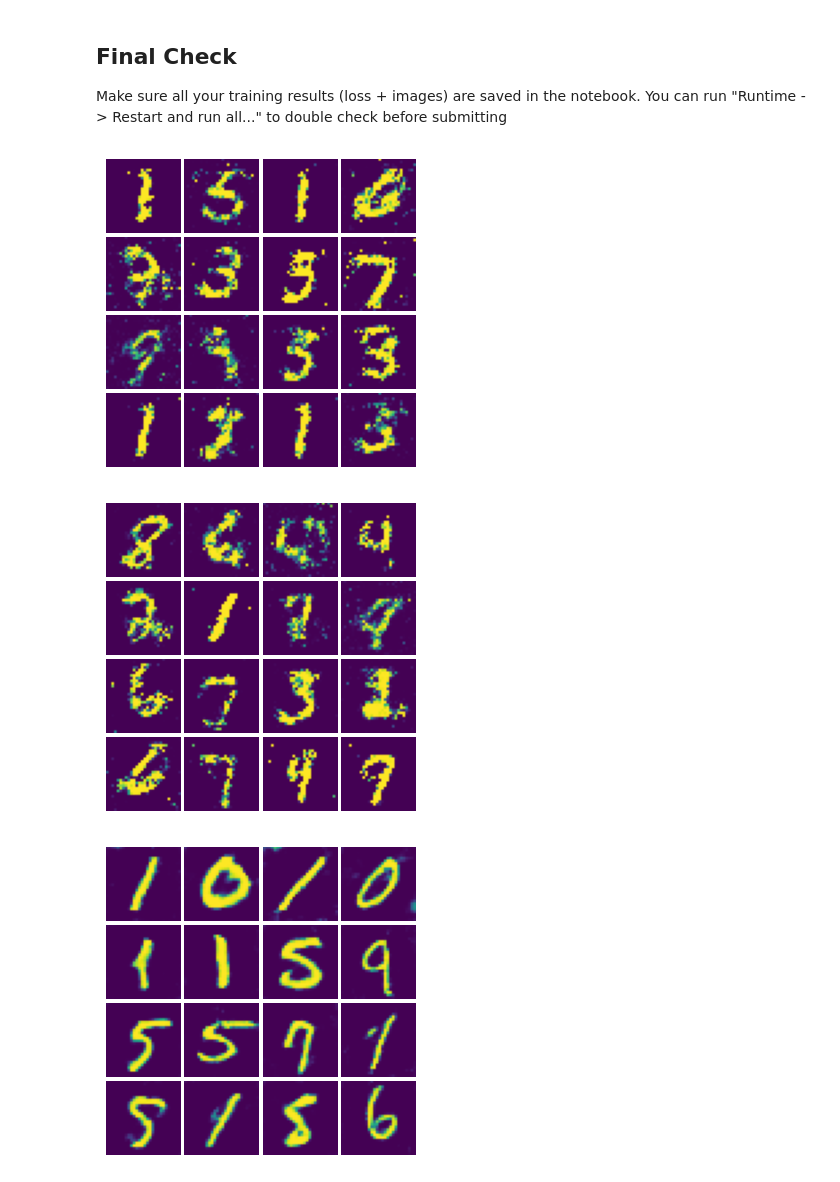
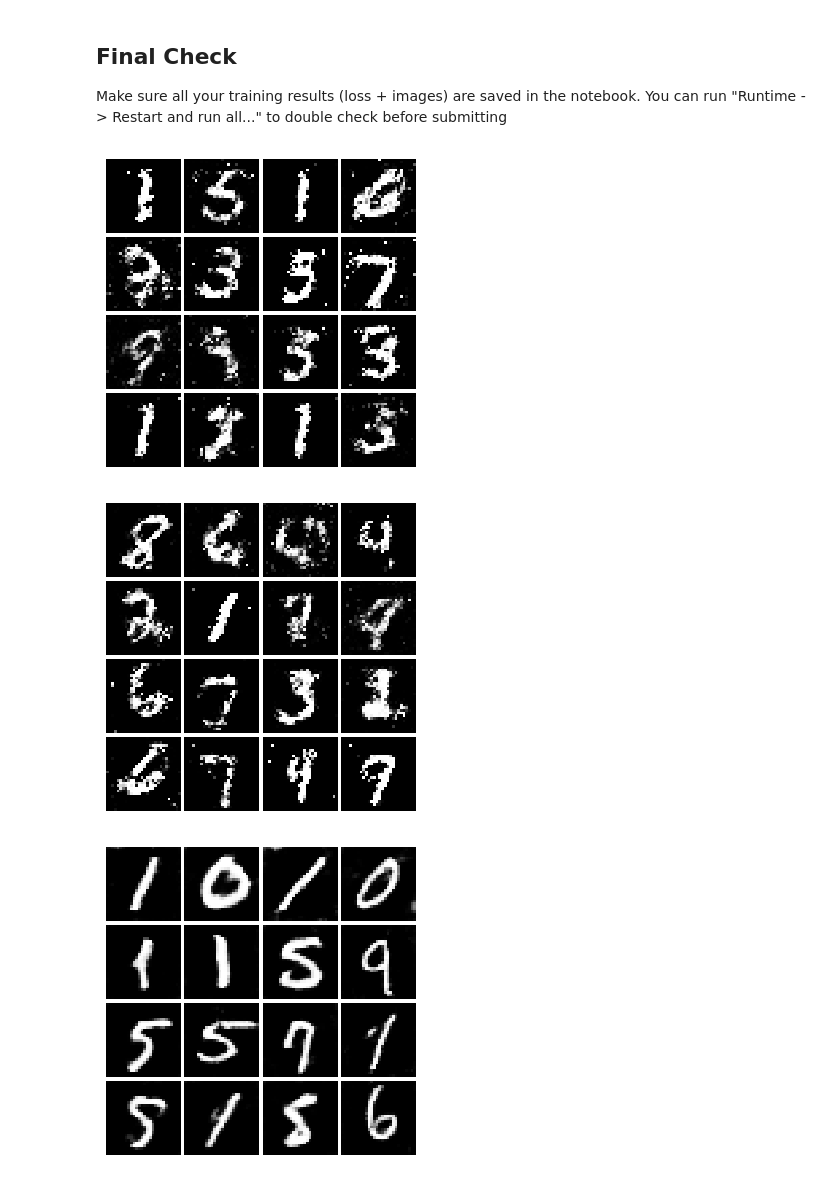
Before and after one commit to Citnarfeng/umich-dlcv-wi2022, a Jupyter notebook: assignments/a6/generative_adversarial_networks.ipynb, the cells around one changed output. Drawn from its saved outputs; the diff is of its cells as text; code cells hidden in the pictures.

```diff
--- a/assignments/a6/generative_adversarial_networks.ipynb
+++ b/assignments/a6/generative_adversarial_networks.ipynb
@@ -599,21 +599,23 @@ show_images(x.data.cpu())
 Make sure all your training results (loss + images) are saved in the notebook. You can run "Runtime -> Restart and run all..." to double check before submitting
 # %%
 # Generate the submitted grids from the final trained generators.
+plt.rcParams['image.cmap'] = 'gray'
+plt.rcParams['image.interpolation'] = 'nearest'
 reset_seed(0)
 for final_generator, filename in [
     (G, 'fc_gan_results.jpg'),
     (G_LS, 'ls_gan_results.jpg'),
     (G_DC, 'dc_gan_results.jpg'),
 ]:
     was_training = final_generator.training
     final_generator.eval()
     with torch.no_grad():
         final_samples = final_generator(sample_noise(16, NOISE_DIM, device=device))
     show_images(final_samples.cpu())
     plt.savefig(os.path.join(GOOGLE_DRIVE_PATH, filename))
     plt.show()
     final_generator.train(was_training)
 # %% [output]
-[figure, old version]
+[figure, new version]
-[figure, old version]
+[figure, new version]
-[figure, old version]
+[figure, new version]
```
Also changed, not shown: 3 other files.
